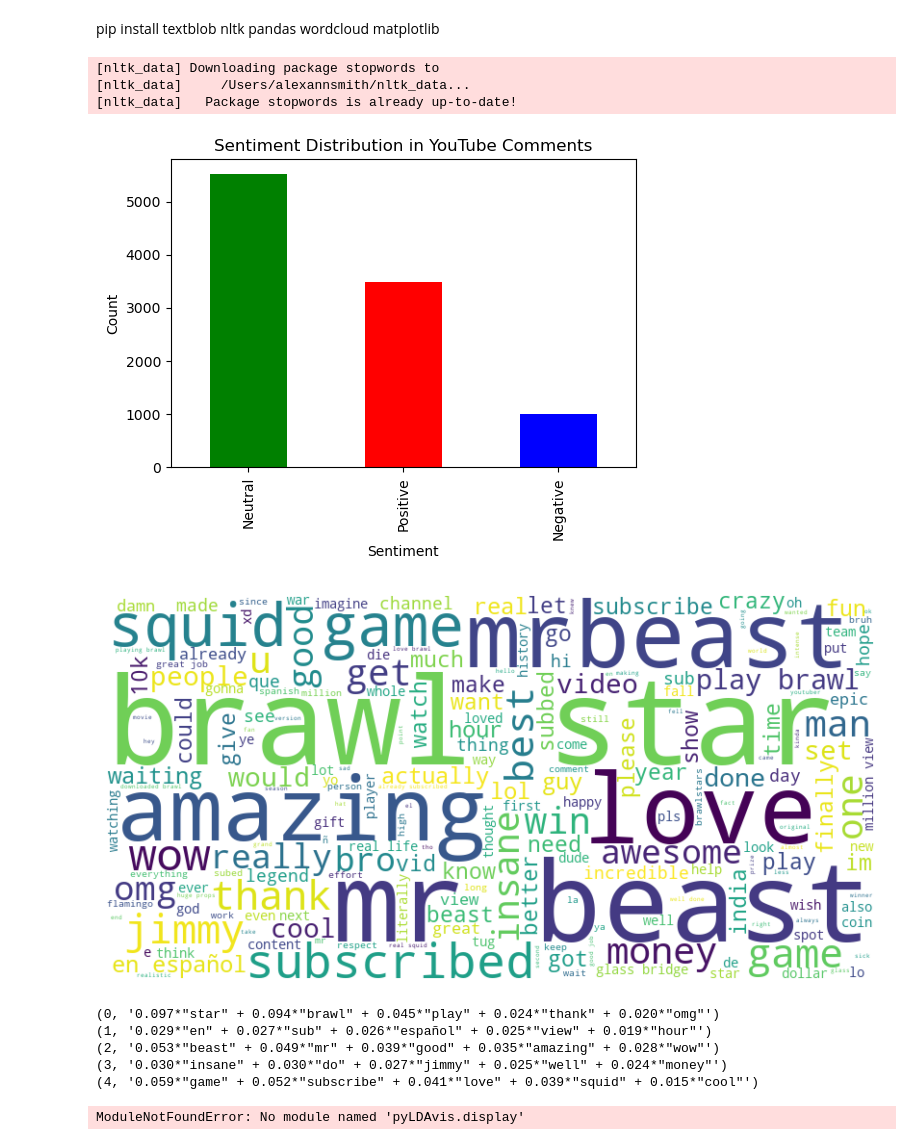
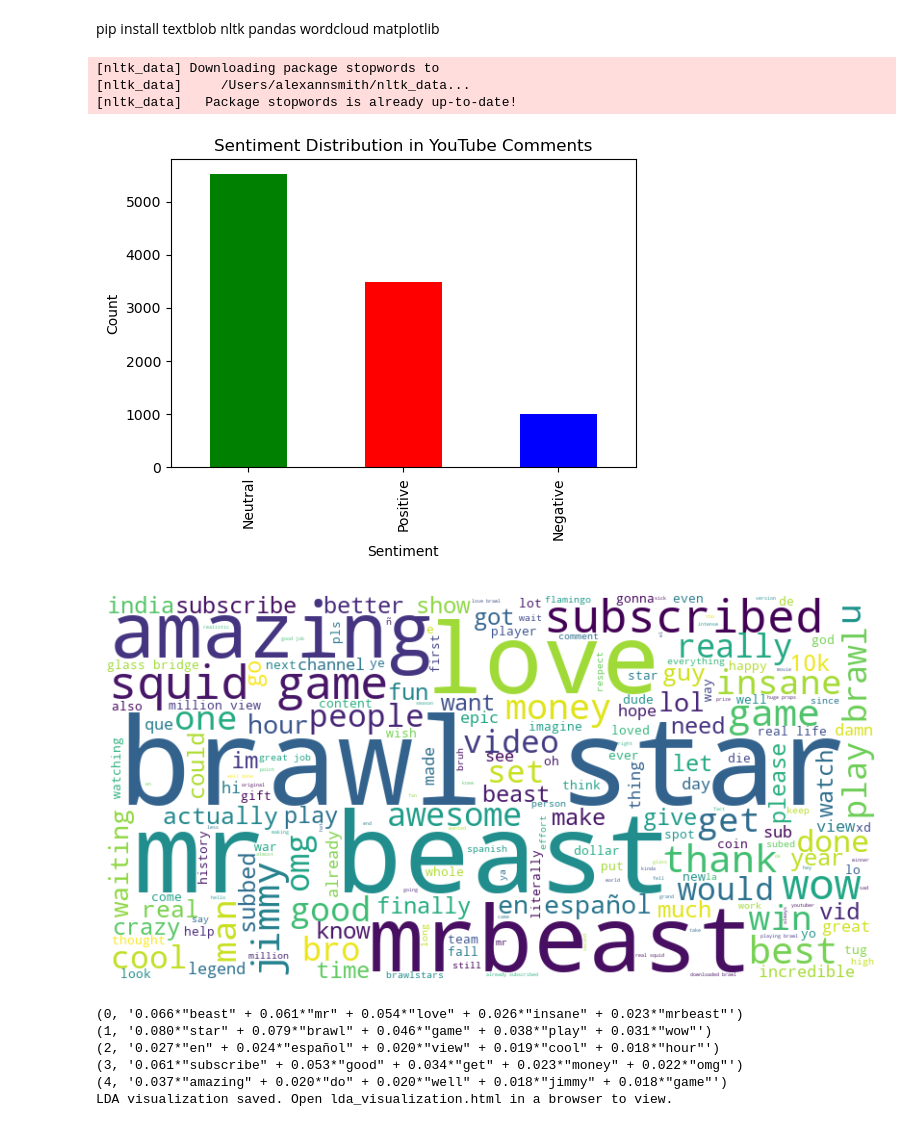
Before and after one commit to GW-datasci/25-spring-ASmith-DPuig, a Jupyter notebook: Exploration/exploration.ipynb, the cells around one changed output. Saved outputs shown, nothing was run; the diff lists cells and outputs as text; code cells hidden in the pictures.

Commit message:
updated initial nlp code- working html download

```diff
--- a/Exploration/exploration.ipynb
+++ b/Exploration/exploration.ipynb
@@ -148,40 +148,51 @@ dictionary = corpora.Dictionary(df["tokens"])
 corpus = [dictionary.doc2bow(text) for text in df["tokens"]]
 
 # Step 9: Apply LDA Topic Modeling
 lda_model = gensim.models.LdaMulticore(corpus=corpus, id2word=dictionary, num_topics=5, passes=10, workers=2)
 
 # Print Top Topics
 topics = lda_model.print_topics(num_words=5)
 for topic in topics:
     print(topic)
 
 # Step 10: Assign Topics to Comments
 def get_topic(text):
     bow_vector = dictionary.doc2bow(text)
     topic_distribution = lda_model[bow_vector]
     return sorted(topic_distribution, key=lambda x: -x[1])[0][0] if topic_distribution else None
 
 df["topic"] = df["tokens"].apply(get_topic)
 
+# Checking length of data
+#print(f"Dictionary Size: {len(dictionary)}")
+#print(f"Corpus Size: {len(corpus)}")
+
+
+# Prepare LDA visualization
+lda_display = gensimvis.prepare(lda_model, corpus, dictionary, sort_topics=False)
+
+# Save visualization as an HTML file
+pyLDAvis.save_html(lda_display, "lda_visualization.html")
+print("LDA visualization saved. Open lda_visualization.html in a browser to view.")
+
 # Step 11: Visualize Topics with pyLDAvis
-import pyLDAvis.display
 pyLDAvis.enable_notebook()
 
-lda_display = gensimvis.prepare(lda_model, corpus, dictionary, sort_topics=False)
-pyLDAvis.display(lda_display)
+#lda_display = gensimvis.prepare(lda_model, corpus, dictionary, sort_topics=False)
+#pyLDAvis.display(lda_display)
 
 
 # Save cleaned dataset with sentiment and topics
 df.to_csv("mr_beast_comments_processed.csv", index=False)
 # %% [output]
 [nltk_data] Downloading package stopwords to
 [nltk_data]     /Users/alexannsmith/nltk_data...
 [nltk_data]   Package stopwords is already up-to-date!
 [figure]
-[figure, old version]
+[figure, new version]
-(0, '0.097*"star" + 0.094*"brawl" + 0.045*"play" + 0.024*"thank" + 0.020*"omg"')
-(1, '0.029*"en" + 0.027*"sub" + 0.026*"español" + 0.025*"view" + 0.019*"hour"')
-(2, '0.053*"beast" + 0.049*"mr" + 0.039*"good" + 0.035*"amazing" + 0.028*"wow"')
-(3, '0.030*"insane" + 0.030*"do" + 0.027*"jimmy" + 0.025*"well" + 0.024*"money"')
-(4, '0.059*"game" + 0.052*"subscribe" + 0.041*"love" + 0.039*"squid" + 0.015*"cool"')
+(0, '0.066*"beast" + 0.061*"mr" + 0.054*"love" + 0.026*"insane" + 0.023*"mrbeast"')
+(1, '0.080*"star" + 0.079*"brawl" + 0.046*"game" + 0.038*"play" + 0.031*"wow"')
+(2, '0.027*"en" + 0.024*"español" + 0.020*"view" + 0.019*"cool" + 0.018*"hour"')
+(3, '0.061*"subscribe" + 0.053*"good" + 0.034*"get" + 0.023*"money" + 0.022*"omg"')
+(4, '0.037*"amazing" + 0.020*"do" + 0.020*"well" + 0.018*"jimmy" + 0.018*"game"')
+LDA visualization saved. Open lda_visualization.html in a browser to view.
-ModuleNotFoundError: No module named 'pyLDAvis.display'
```
Also changed, not shown: 2 other files.
